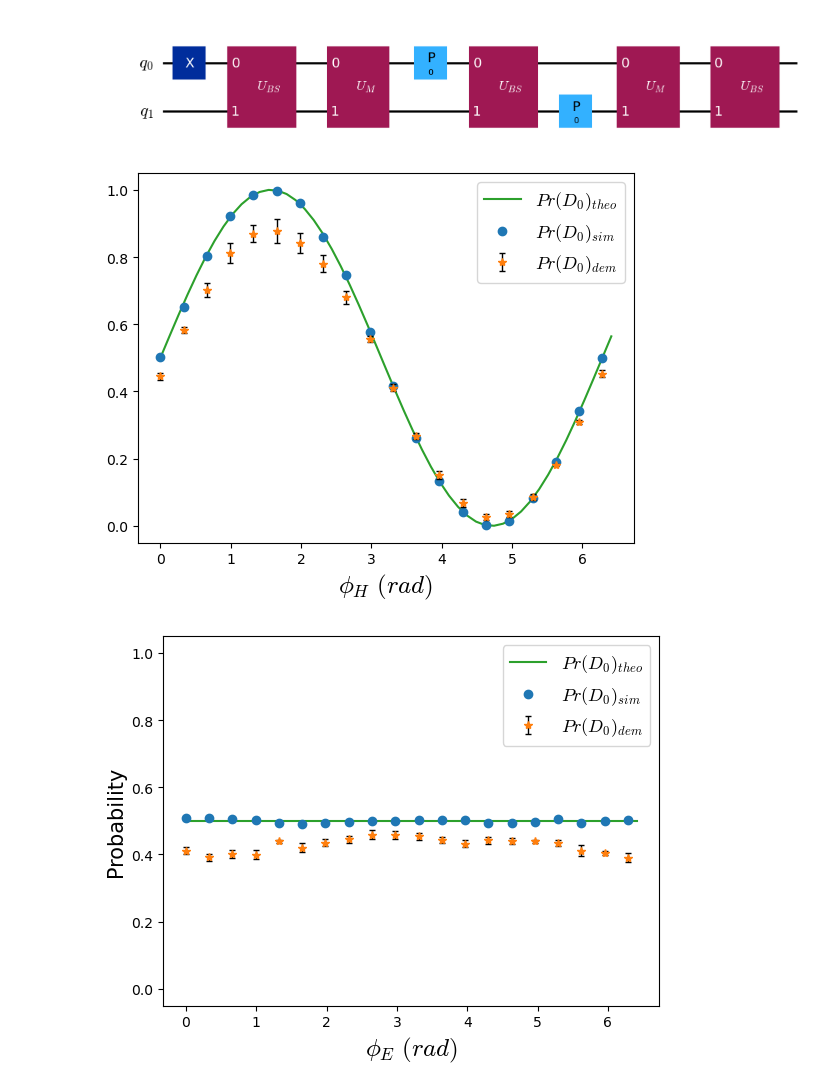
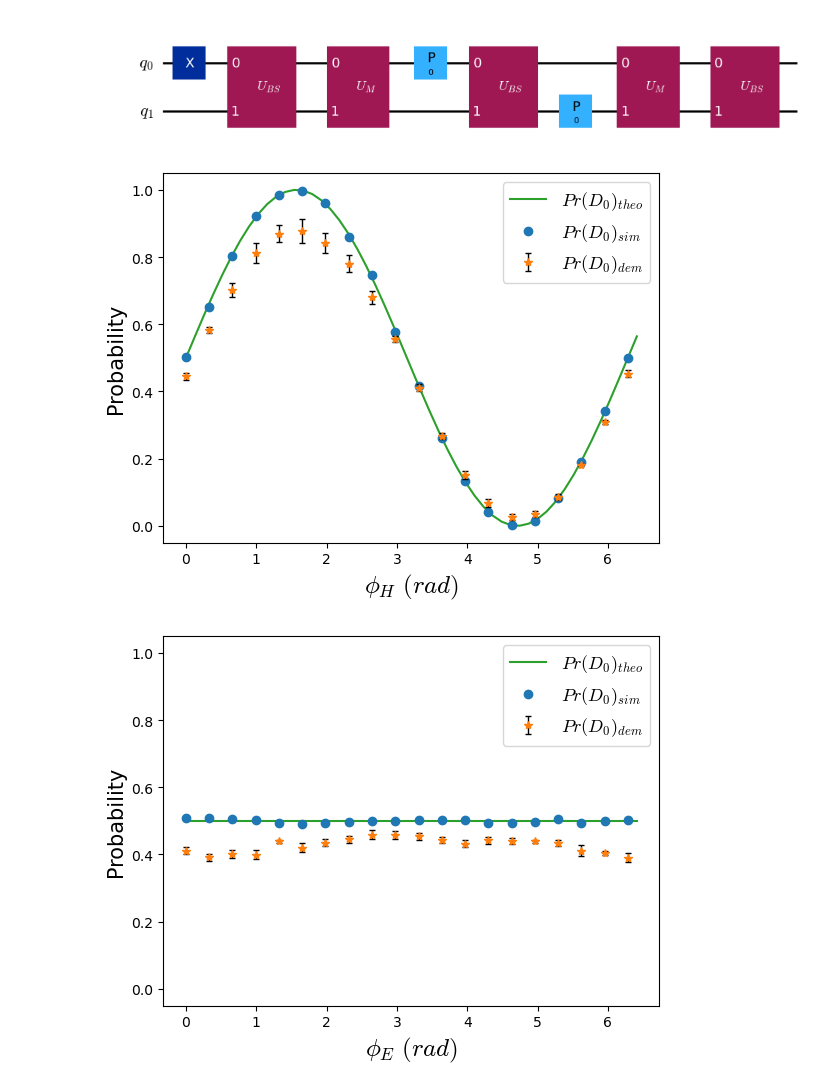
Before and after one commit to victorpbrz/simulations-code, a Jupyter notebook: digital_quantum_simulation.ipynb, the cells around one changed output. Cells and saved outputs as stored; diff of their text form; code cells hidden in the pictures.

```diff
--- a/digital_quantum_simulation.ipynb
+++ b/digital_quantum_simulation.ipynb
@@ -1127,57 +1130,55 @@ def statistics(X, n) -> float:
     for j in range(0, n):
         sum_X_sq = sum_X_sq + float(X[j])**2
 
-    X_medio = sum_X/n
+    X_avrg = sum_X/n
 
-    X_sq_medio = sum_X_sq/n
+    X_sq_avrg = sum_X_sq/n
 
-    desvio_padrao_X = np.std(X)/ np.sqrt(n)
+    std_dev_X = np.std(X)/ np.sqrt(n)
 
-    # desvio_padrao_X = np.sqrt(X_sq_medio - X_medio**2) / np.sqrt(n)
-
-    return X_medio, desvio_padrao_X
+    return X_avrg, std_dev_X
 # %%
 probs_1 = [P_1, P_2, P_3,  P_4,  P_5]
 
-pontos_1 = [[], [], [], [], [], [], [], [], [], [], [], [], [], [], [], [], [], [], [], []]
+points_1 = [[], [], [], [], [], [], [], [], [], [], [], [], [], [], [], [], [], [], [], []]
 for j in range(len(P_1)):
     for k in range(len(probs_1)):
-        pontos_1[j].append(probs_1[k][j])
+        points_1[j].append(probs_1[k][j])
 
-media_1 = []
-for j in pontos_1:
-    media_1.append(estatistica(j, len(probs_1))[0])
+average_1 = []
+for j in points_1:
+    average_1.append(statistics(j, len(probs_1))[0])
 
 error_1 = []
-for j in pontos_1:
-    error_1.append(estatistica(j, len(probs_1))[1])
+for j in points_1:
+    error_1.append(statistics(j, len(probs_1))[1])
 
 ph_theo_1 = arange(0, 2*pi+2*pi/49, 2*pi/49)
 
 theo_1 = []
 for j in ph_theo_1:
     theo_1.append((1+np.sin(j))/2)
 
 plt.rcParams['mathtext.fontset'] = 'cm'
 
 plt.plot(ph_theo_1, theo_1, '-', markersize=5, label=r'$Pr(D_0)_{theo}$', scaley=False, color='tab:green')
 
 plt.plot(ph, PD0_sim1, 'o', markersize=6, label=r'$Pr(D_0)_{sim}$', scaley=False, color='tab:blue')
 
-plt.errorbar(ph, media_1, yerr=error_1, fmt='*', markersize=6, label=r'$Pr(D_0)_{dem}$', color='tab:orange',
+plt.errorbar(ph, average_1, yerr=error_1, fmt='*', markersize=6, label=r'$Pr(D_0)_{dem}$', color='tab:orange',
              ecolor='black', capsize=2, elinewidth=1)
 
 plt.ylim(-0.05, 1.05)
 
 plt.legend(prop={'size': 13})
 
-#plt.ylabel('Probability', size=15)
+plt.ylabel('Probability', size=15)
 
 plt.xlabel(r'$\phi_H\ (rad)$', size=18)
 
 plt.show()
 # %% [output]
-[figure, old version]
+[figure, new version]
 # %%
 # P_6 = prob(['cxj48ehky7rg00845yyg',
 #              'cxj4czvky7rg00845zf0',
```
Also changed, not shown: parts of 3 cells of this notebook.
